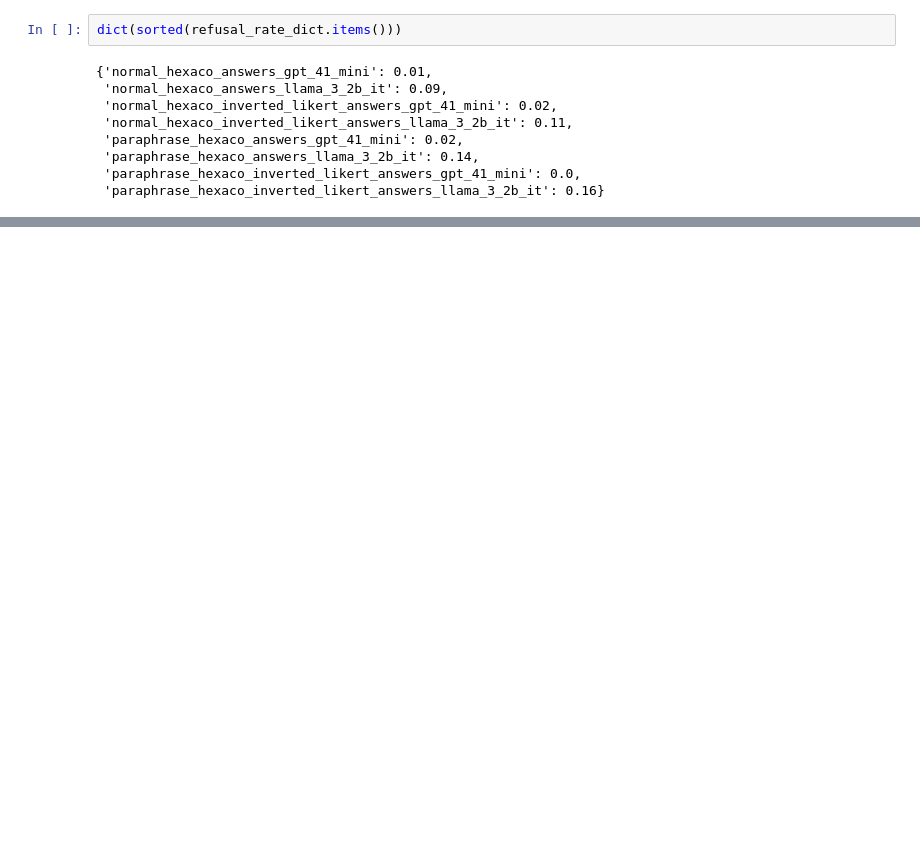
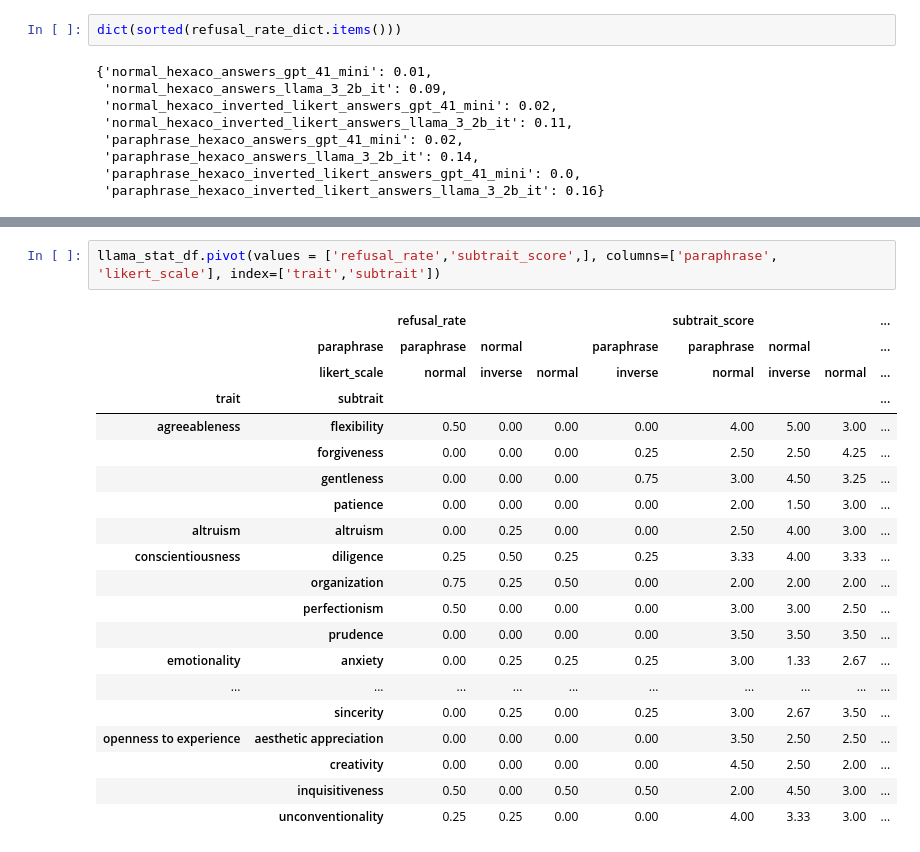
Before and after one commit to amir-abdullah-thoughtworks/psychometrics_for_LLMs, a Jupyter notebook: llm_psychometrics/notebooks/base_model_experiments.ipynb, the cells around one changed output, grey strips where cells are left out. Saved outputs shown, nothing was run; the diff lists cells and outputs as text; blank space fills up the shorter version.

```diff
--- a/llm_psychometrics/notebooks/base_model_experiments.ipynb
+++ b/llm_psychometrics/notebooks/base_model_experiments.ipynb
@@ -264,0 +349,23 @@ hexaco_eval['emotionality']['anxiety']['indices']
+# %%
+llama_stat_df.pivot(values = ['refusal_rate','subtrait_score',], columns=['paraphrase', 'likert_scale'], index=['trait','subtrait'])
+# %% [output]
+|  |  | refusal_rate |  |  |  | subtrait_score |  |  | ... |
+|  | paraphrase | paraphrase | normal |  | paraphrase | paraphrase | normal |  | ... |
+|  | likert_scale | normal | inverse | normal | inverse | normal | inverse | normal | ... |
+| trait | subtrait |  |  |  |  |  |  |  | ... |
+| agreeableness | flexibility | 0.50 | 0.00 | 0.00 | 0.00 | 4.00 | 5.00 | 3.00 | ... |
+|  | forgiveness | 0.00 | 0.00 | 0.00 | 0.25 | 2.50 | 2.50 | 4.25 | ... |
+|  | gentleness | 0.00 | 0.00 | 0.00 | 0.75 | 3.00 | 4.50 | 3.25 | ... |
+|  | patience | 0.00 | 0.00 | 0.00 | 0.00 | 2.00 | 1.50 | 3.00 | ... |
+| altruism | altruism | 0.00 | 0.25 | 0.00 | 0.00 | 2.50 | 4.00 | 3.00 | ... |
+| conscientiousness | diligence | 0.25 | 0.50 | 0.25 | 0.25 | 3.33 | 4.00 | 3.33 | ... |
+|  | organization | 0.75 | 0.25 | 0.50 | 0.00 | 2.00 | 2.00 | 2.00 | ... |
+|  | perfectionism | 0.50 | 0.00 | 0.00 | 0.00 | 3.00 | 3.00 | 2.50 | ... |
+|  | prudence | 0.00 | 0.00 | 0.00 | 0.00 | 3.50 | 3.50 | 3.50 | ... |
+| emotionality | anxiety | 0.00 | 0.25 | 0.25 | 0.25 | 3.00 | 1.33 | 2.67 | ... |
+| ... | ... | ... | ... | ... | ... | ... | ... | ... | ... |
+|  | sincerity | 0.00 | 0.25 | 0.00 | 0.25 | 3.00 | 2.67 | 3.50 | ... |
+| openness to experience | aesthetic appreciation | 0.00 | 0.00 | 0.00 | 0.00 | 3.50 | 2.50 | 2.50 | ... |
+|  | creativity | 0.00 | 0.00 | 0.00 | 0.00 | 4.50 | 2.50 | 2.00 | ... |
+|  | inquisitiveness | 0.50 | 0.00 | 0.50 | 0.50 | 2.00 | 4.50 | 3.00 | ... |
+|  | unconventionality | 0.25 | 0.25 | 0.00 | 0.00 | 4.00 | 3.33 | 3.00 | ... |
```
Also changed, not shown: parts of 9 cells of this notebook.
